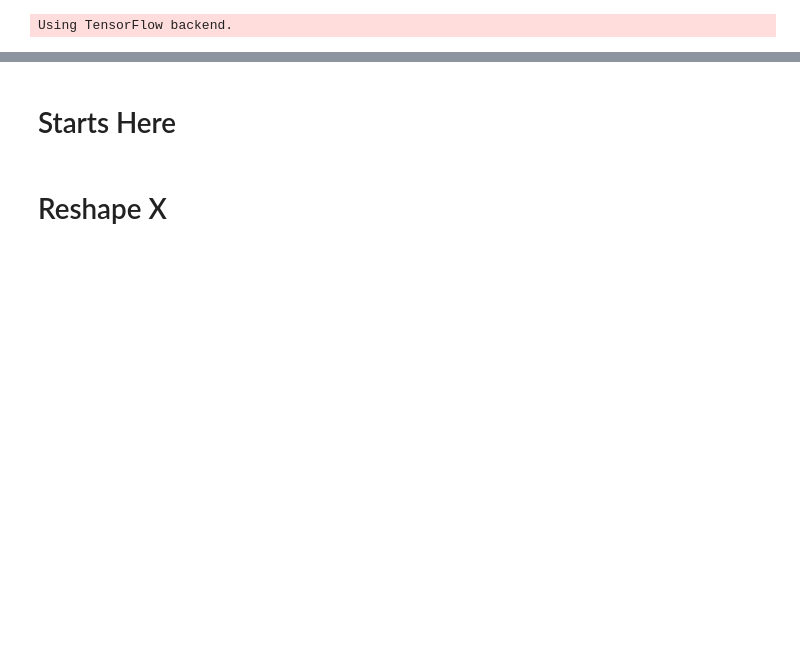
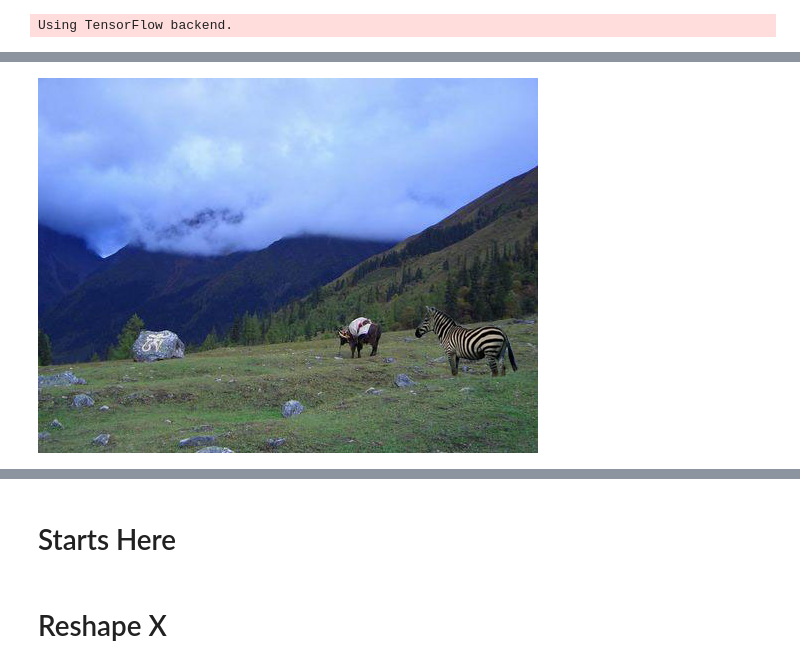
Before and after one commit to agusgun/FakeImageDetector, a Jupyter notebook: Fake Image Detector - ELA - 7 With Early Stopping.ipynb, the cells around one changed output, grey strips where cells are left out. Cells and saved outputs as stored; diff of their text form; code cells hidden in the pictures; blank space fills up the shorter version.

```diff
--- a/Fake Image Detector - ELA - 7 With Early Stopping.ipynb
+++ b/Fake Image Detector - ELA - 7 With Early Stopping.ipynb
@@ -54,0 +63,4 @@ def convert_to_ela_image(path, quality):
+# %%
+Image.open('datasets/train/fake/Tp_D_NRN_S_N_ani10171_ani00001_12458.jpg')
+# %% [output]
+[figure, added]
```
Also changed, not shown: parts of 4 cells of this notebook, 10 other files.
